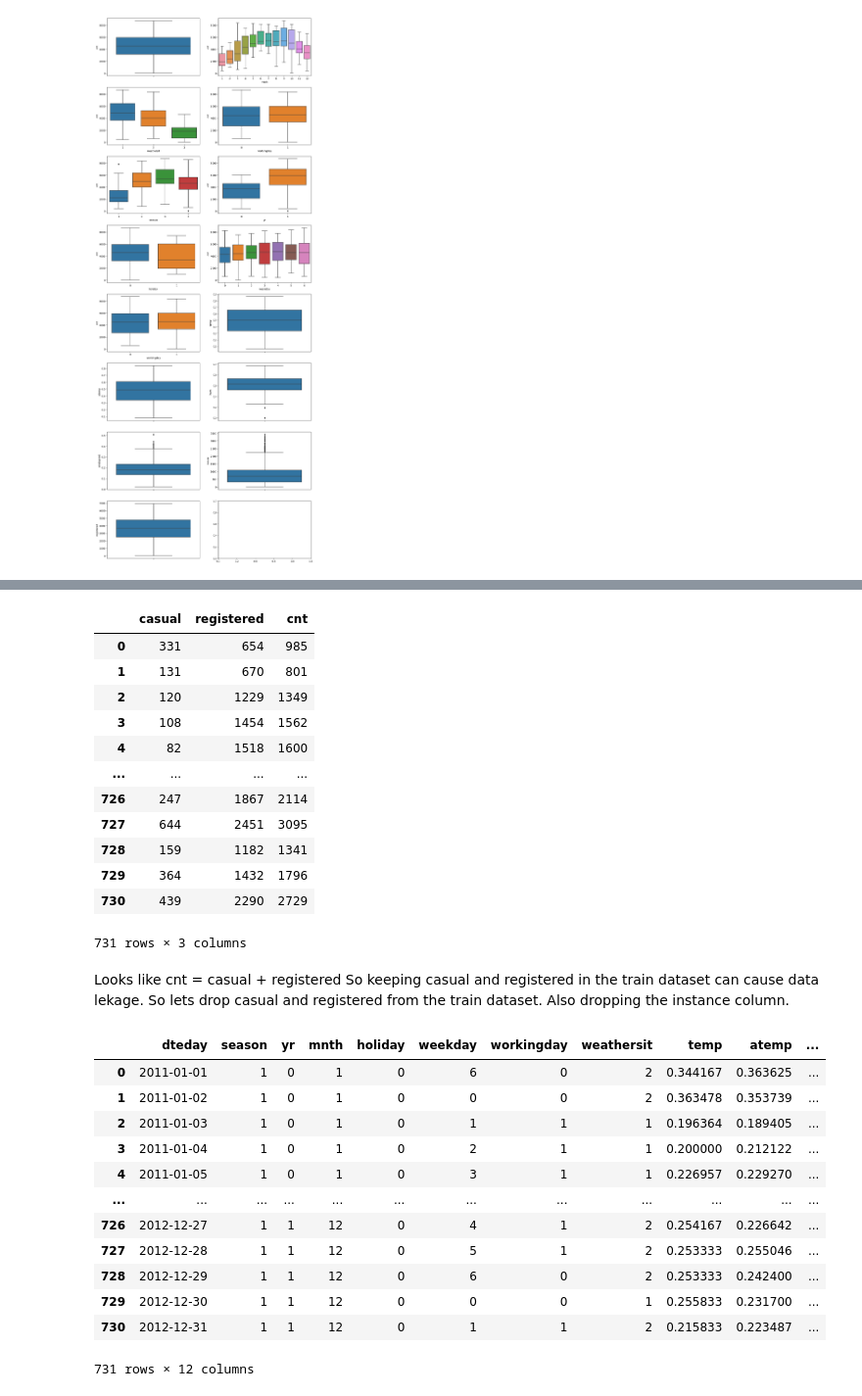
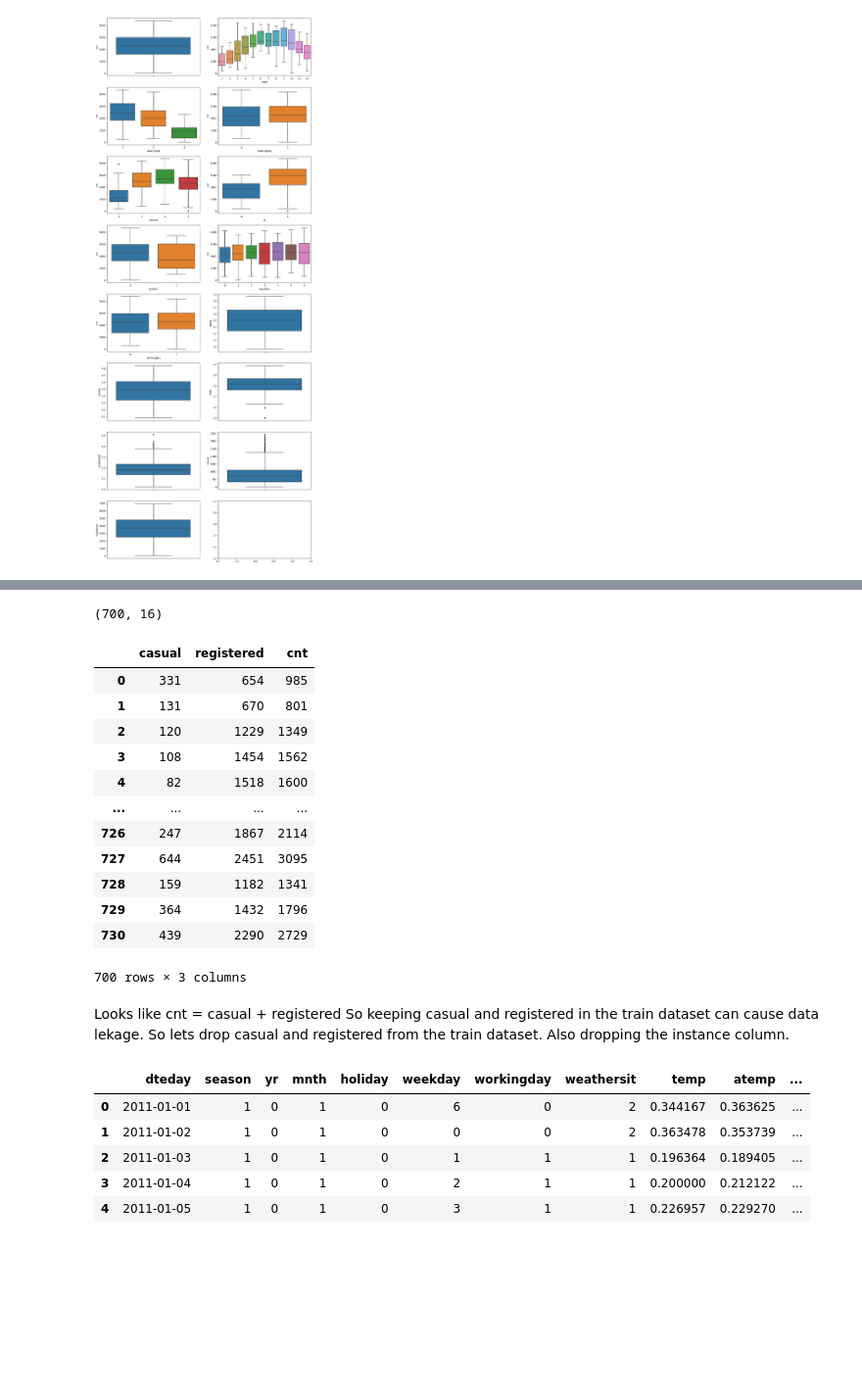
Before and after one commit to Aryan120798/BlueBike, a Jupyter notebook: BlueBike.ipynb, the cells around one changed output, grey strips where cells are left out. Shown at 98% size. Cells and saved outputs as stored; diff of their text form; code cells hidden in the pictures; blank space fills up the shorter version.

Commit message:
removed outliers

```diff
--- a/BlueBike.ipynb
+++ b/BlueBike.ipynb
@@ -131,3 +131,14 @@ sns.boxplot(data=df, y = 'registered', ax=ax[7][0])
+# %%
+# removing outlier based on z-score for each row, all column values that are within 3 standard deviations from the mean
+
+df = df[(np.abs(stats.zscore(df.iloc[:, 2:])) < 3).all(axis=1)]
+# %%
+shape_after_removing_outlier = df.shape
+shape_after_removing_outlier
+
+# 31 records were removed from the dataset.
+# %% [output]
+(700, 16)
 # %%
 df[['casual', 'registered', 'cnt']]
 # %% [output]
@@ -143,7 +154,7 @@ df[['casual', 'registered', 'cnt']]
 | 728 | 159 | 1182 | 1341 |
 | 729 | 364 | 1432 | 1796 |
 | 730 | 439 | 2290 | 2729 |
-731 rows × 3 columns
+700 rows × 3 columns
 # %% [markdown]
 Looks like cnt = casual + registered
 So keeping casual and registered in the train dataset can cause data lekage.
@@ -154,21 +165,14 @@ X = df.drop(['instant', 'cnt', 'registered', 'casual'], axis=1)
 X.reset_index(drop=True, inplace=True)
 y = df['cnt']
 # %%
-X
+X.head(5)
 # %% [output]
 |  | dteday | season | yr | mnth | holiday | weekday | workingday | weathersit | temp | atemp | ... |
 | 0 | 2011-01-01 | 1 | 0 | 1 | 0 | 6 | 0 | 2 | 0.344167 | 0.363625 | ... |
 | 1 | 2011-01-02 | 1 | 0 | 1 | 0 | 0 | 0 | 2 | 0.363478 | 0.353739 | ... |
 | 2 | 2011-01-03 | 1 | 0 | 1 | 0 | 1 | 1 | 1 | 0.196364 | 0.189405 | ... |
 | 3 | 2011-01-04 | 1 | 0 | 1 | 0 | 2 | 1 | 1 | 0.200000 | 0.212122 | ... |
 | 4 | 2011-01-05 | 1 | 0 | 1 | 0 | 3 | 1 | 1 | 0.226957 | 0.229270 | ... |
-| ... | ... | ... | ... | ... | ... | ... | ... | ... | ... | ... | ... |
-| 726 | 2012-12-27 | 1 | 1 | 12 | 0 | 4 | 1 | 2 | 0.254167 | 0.226642 | ... |
-| 727 | 2012-12-28 | 1 | 1 | 12 | 0 | 5 | 1 | 2 | 0.253333 | 0.255046 | ... |
-| 728 | 2012-12-29 | 1 | 1 | 12 | 0 | 6 | 0 | 2 | 0.253333 | 0.242400 | ... |
-| 729 | 2012-12-30 | 1 | 1 | 12 | 0 | 0 | 0 | 1 | 0.255833 | 0.231700 | ... |
-| 730 | 2012-12-31 | 1 | 1 | 12 | 0 | 1 | 1 | 2 | 0.215833 | 0.223487 | ... |
-731 rows × 12 columns
 # %%
 y
 # %% [output]
```
Also changed, not shown: parts of 4 cells of this notebook.
